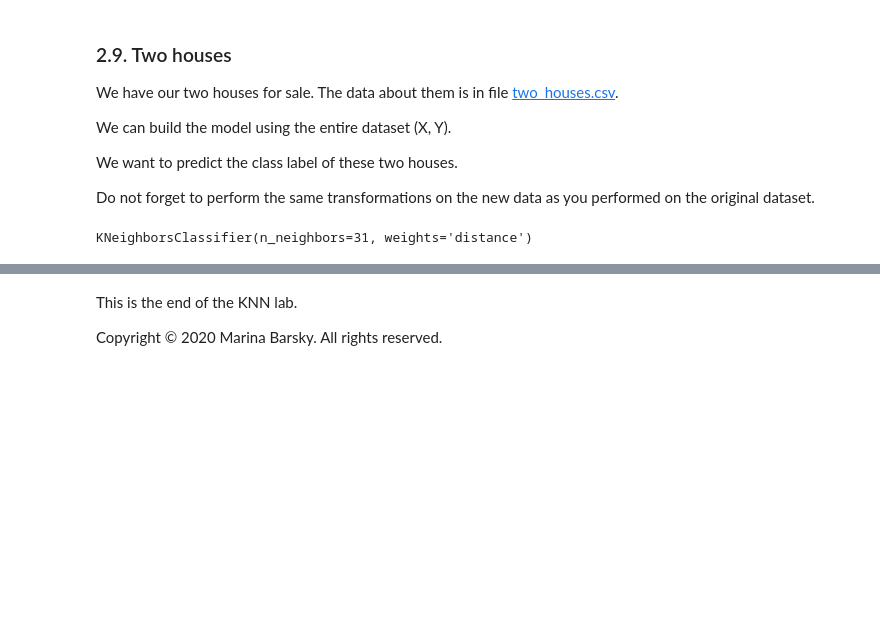
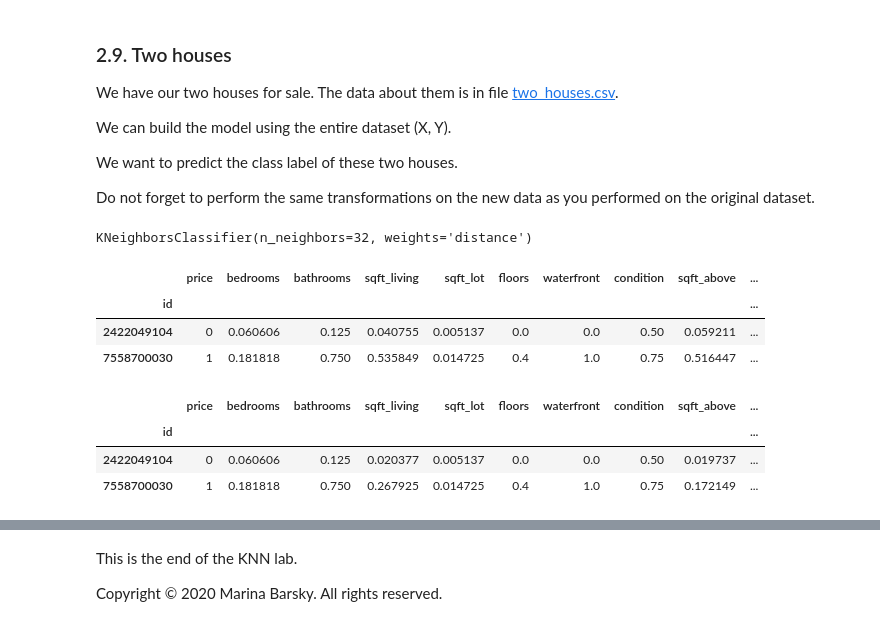
Before and after one commit to Yilin-Ye-official/ml_knn_housing_lab, a Jupyter notebook: knn_home_price.ipynb, the cells around one changed output, grey strips where cells are left out. Saved outputs shown, nothing was run; the diff lists cells and outputs as text; code cells hidden in the pictures; blank space fills up the shorter version.

Commit message:
changed how to normalize the test data

```diff
--- a/knn_home_price.ipynb
+++ b/knn_home_price.ipynb
@@ -401,14 +405,39 @@ We want to predict the class label of these two houses.
 
 Do not forget to perform the same transformations on the new data as you performed on the original dataset.
 # %%
-knn_full = KNeighborsClassifier(n_neighbors=31, weights='distance')
+knn_full = KNeighborsClassifier(n_neighbors=32, weights='distance')
 knn_full.fit(X_biased, Y_biased)
 # %% [output]
-KNeighborsClassifier(n_neighbors=31, weights='distance')
+KNeighborsClassifier(n_neighbors=32, weights='distance')
 # %%
 test_file_name = "/Users/elaine/Desktop/ML2020labs/two_houses.csv"
-# %%
-# Test data transformation
-test_data = pd.read_csv(file_name, index_col='id')
-x = test_data.drop(columns=['price' ])
-#? how do we normalize the data?
+# %%
+# Test data transformation
+test_data = pd.read_csv(test_file_name, index_col='id')
+
+# class label of price of houses
+test_data['price'] = [1 if x > price_median else 0 for x in test_data['price']]
+
+# normalize
+normalized_test_data = test_data.copy()
+normalized_test_data =(test_data-data.min())/(data.max()-data.min())
+normalized_test_data['price'] = test_data['price']
+normalized_test_data
+# %% [output]
+|  | price | bedrooms | bathrooms | sqft_living | sqft_lot | floors | waterfront | condition | sqft_above | ... |
+| id |  |  |  |  |  |  |  |  |  | ... |
+| 2422049104 | 0 | 0.060606 | 0.125 | 0.040755 | 0.005137 | 0.0 | 0.0 | 0.50 | 0.059211 | ... |
+| 7558700030 | 1 | 0.181818 | 0.750 | 0.535849 | 0.014725 | 0.4 | 1.0 | 0.75 | 0.516447 | ... |
+# %%
+# add weighted distance
+
+biased_test_data = normalized_test_data.copy()
+biased_test_data['sqft_living'] = biased_test_data['sqft_living'].apply(lambda x: x/2)
+biased_test_data['sqft_above'] = biased_test_data['sqft_above'].apply(lambda x: x/2)
+biased_test_data['sqft_above'] = biased_test_data['sqft_above'].apply(lambda x: x/1.5)
+biased_test_data
+# %% [output]
+|  | price | bedrooms | bathrooms | sqft_living | sqft_lot | floors | waterfront | condition | sqft_above | ... |
+| id |  |  |  |  |  |  |  |  |  | ... |
+| 2422049104 | 0 | 0.060606 | 0.125 | 0.020377 | 0.005137 | 0.0 | 0.0 | 0.50 | 0.019737 | ... |
+| 7558700030 | 1 | 0.181818 | 0.750 | 0.267925 | 0.014725 | 0.4 | 1.0 | 0.75 | 0.172149 | ... |
```
Also changed, not shown: parts of 13 cells of this notebook.
